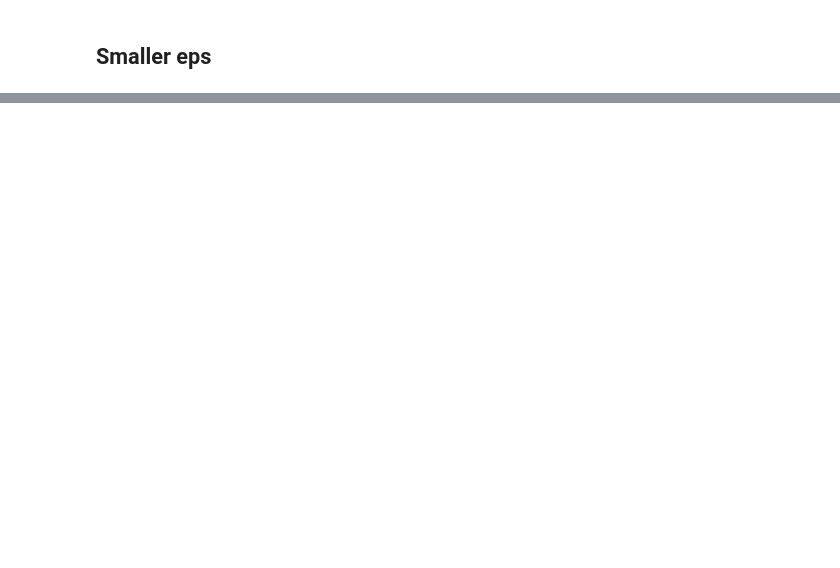
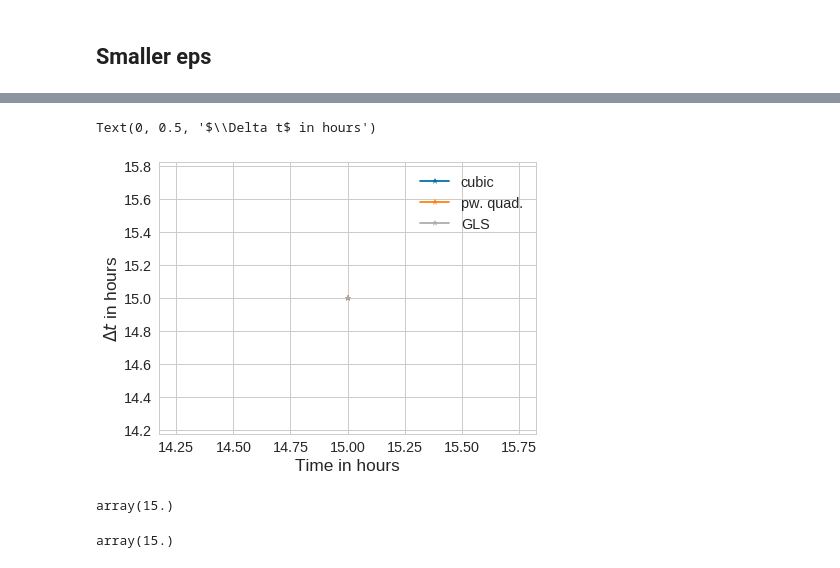
Before and after one commit to somathias/cbmos, a Jupyter notebook: test_adaptivity_38cells.ipynb, the cells around one changed output, grey strips where cells are left out. Drawn from its saved outputs; the diff is of its cells as text; code cells hidden in the pictures; blank space fills up the shorter version.

```diff
--- a/test_adaptivity_38cells.ipynb
+++ b/test_adaptivity_38cells.ipynb
@@ -148,0 +201,29 @@ plt.savefig('adaptivity_38cells_eps0_001.png', bbox_inches='tight')
+# %%
+for force in force_names:
+
+    try:
+        os.remove('step_sizes'+filename_ending[force]+'.txt')
+        os.remove('time_points'+filename_ending[force]+'.txt')
+    except FileNotFoundError:
+        print('Nothing to delete.')
+
+    history = solvers_ef[force].simulate(initial_sheet, t_data, params[force], {"eps": 0.01, "out": filename_ending[force]}, seed=seed)
+    dts = np.loadtxt('step_sizes'+filename_ending[force]+'.txt')
+    ts = np.loadtxt('time_points'+filename_ending[force]+'.txt')
+    plt.plot(ts, dts,'-*', label=force)
+plt.legend()
+plt.xlabel('Time in hours')
+plt.ylabel('$\Delta t$ in hours')
+#plt.savefig('adaptivity_38cells.pdf', bbox_inches='tight')
+#plt.savefig('adaptivity_38cells.png', bbox_inches='tight')
+# %% [output]
+Text(0, 0.5, '$\\Delta t$ in hours')
+[figure, added]
+# %%
+ts
+# %% [output]
+array(15.)
+# %%
+dts
+# %% [output]
+array(15.)
```
Also changed, not shown: parts of 10 cells of this notebook, 2 other files.
